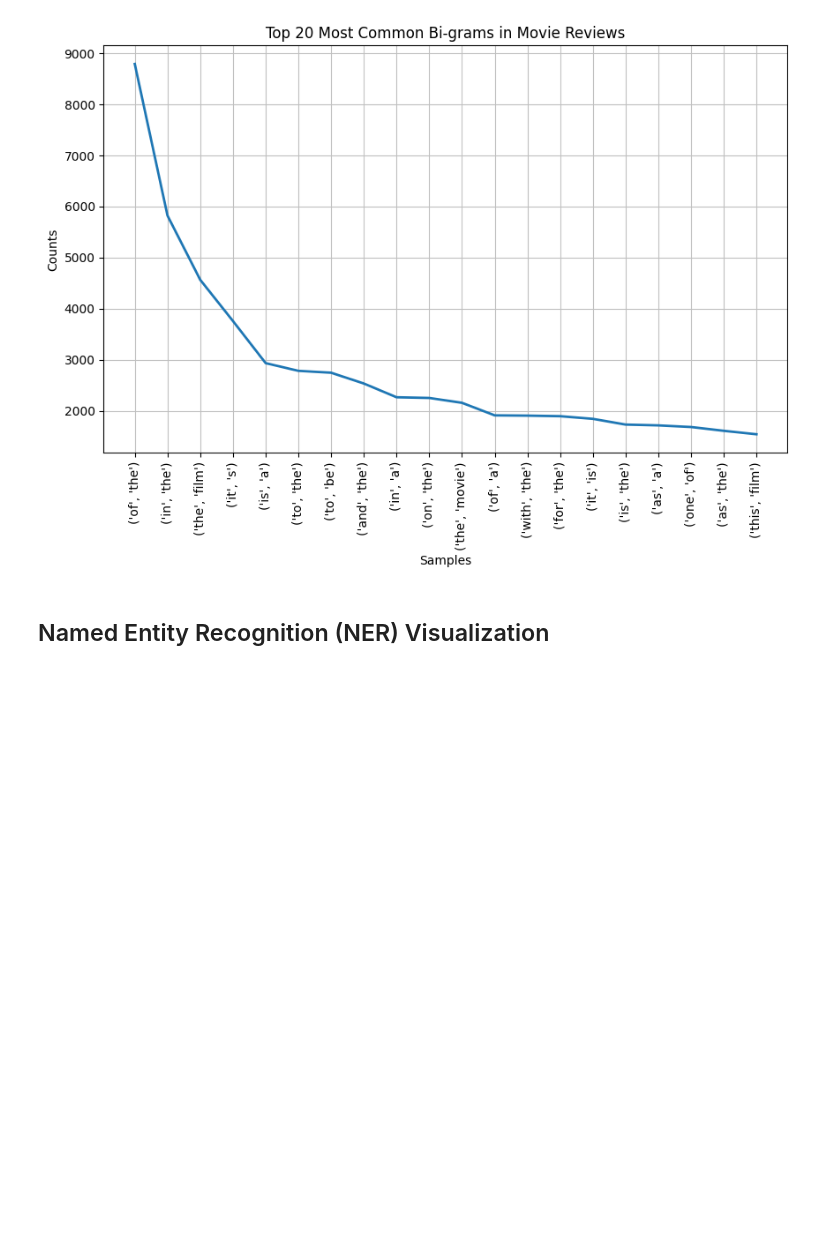
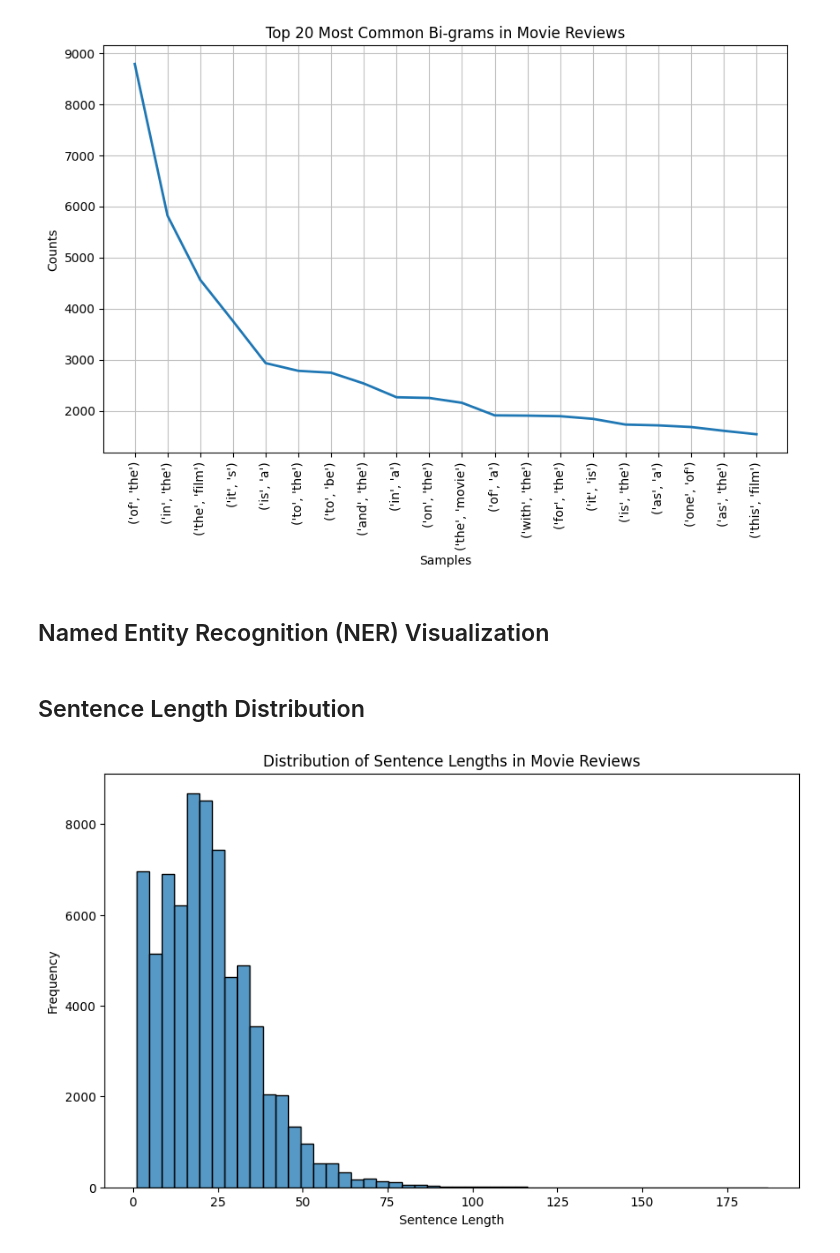
Before and after one commit to ashababnoor/code-bits, a Jupyter notebook: data-science/natural-language-processing/sentiment-analysis/sentiment-analysis.ipynb, the cells around one changed output. Saved outputs shown, nothing was run; the diff lists cells and outputs as text; code cells hidden in the pictures; blank space fills up the shorter version.

Commit message:
added sentence length distribution visualization in sentiment analysis notebook

```diff
--- a/data-science/natural-language-processing/sentiment-analysis/sentiment-analysis.ipynb
+++ b/data-science/natural-language-processing/sentiment-analysis/sentiment-analysis.ipynb
@@ -192,3 +192,21 @@ pos_tags = nltk.pos_tag(tokens)
 # Perform NER and visualize
 ner_tags = ne_chunk(pos_tags)
 ner_tags.draw()
+# %% [markdown]
+## Sentence Length Distribution
+# %%
+# Get sentences from movie reviews
+sentences = nltk.corpus.movie_reviews.sents()
+
+# Calculate sentence lengths
+sentence_lengths = [len(sentence) for sentence in sentences]
+
+# Plot sentence length distribution
+plt.figure(figsize=(10, 6))
+sns.histplot(sentence_lengths, bins=50)
+plt.title('Distribution of Sentence Lengths in Movie Reviews')
+plt.xlabel('Sentence Length')
+plt.ylabel('Frequency')
+plt.show()
+# %% [output]
+[figure, added]
```
